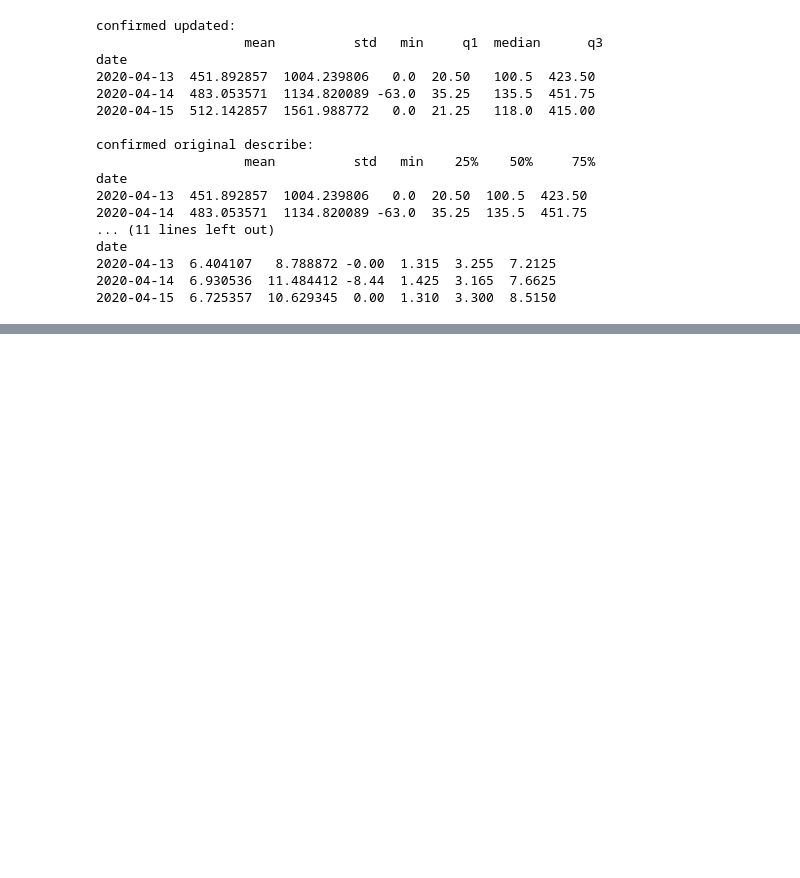
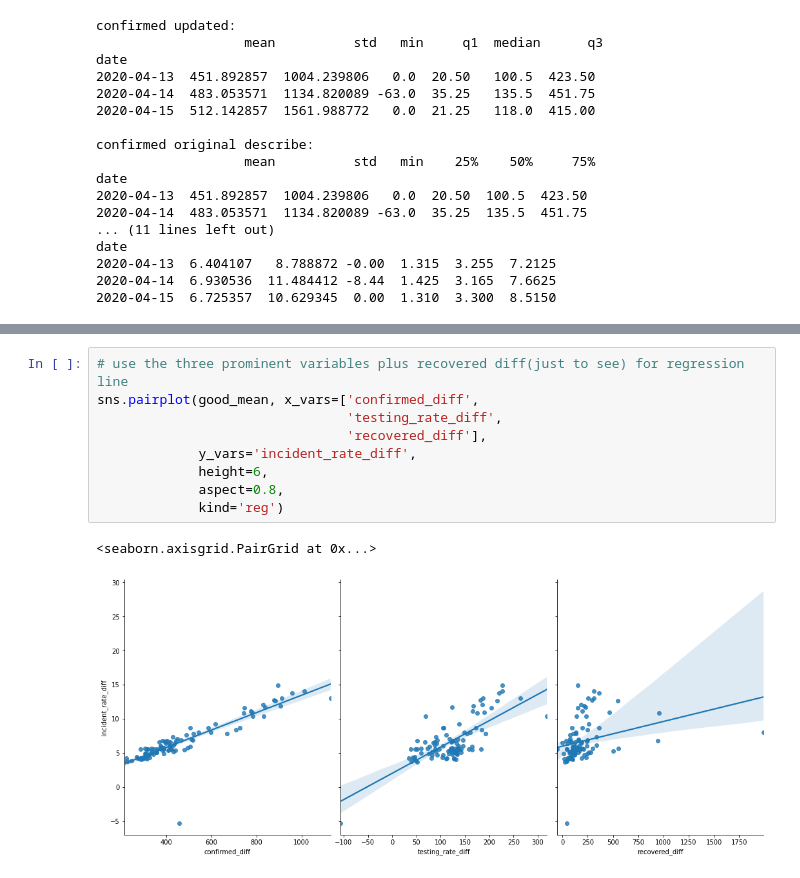
Before and after one commit to jungsNN/covid19-forecast, a Jupyter notebook: rough_draft3.ipynb, the cells around one changed output, grey strips where cells are left out. Cells and saved outputs as stored; diff of their text form; blank space fills up the shorter version.

```diff
--- a/rough_draft3.ipynb
+++ b/rough_draft3.ipynb
@@ -637,0 +748,12 @@ uniq_states = set(midx[0] for midx in state_ts.index)
+# %%
+# use the three prominent variables plus recovered diff(just to see) for regression line
+sns.pairplot(good_mean, x_vars=['confirmed_diff',
+                                'testing_rate_diff',
+                                'recovered_diff'],
+             y_vars='incident_rate_diff',
+             height=6,
+             aspect=0.8,
+             kind='reg')
+# %% [output]
+<seaborn.axisgrid.PairGrid at 0x...>
+[figure, added]
```
Also changed, not shown: parts of 34 cells of this notebook.
